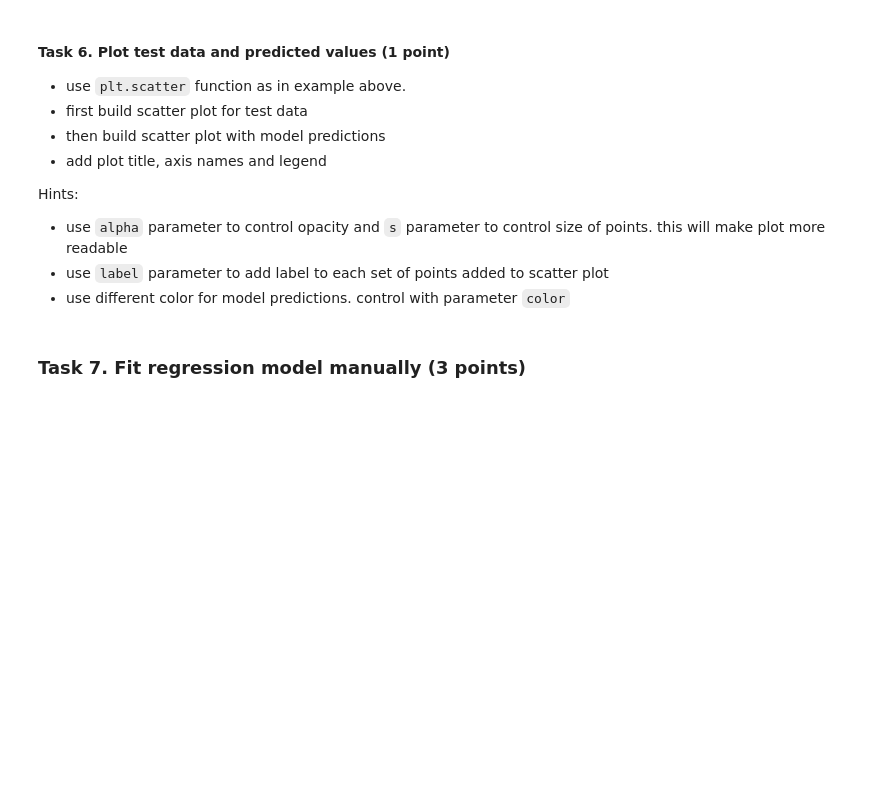
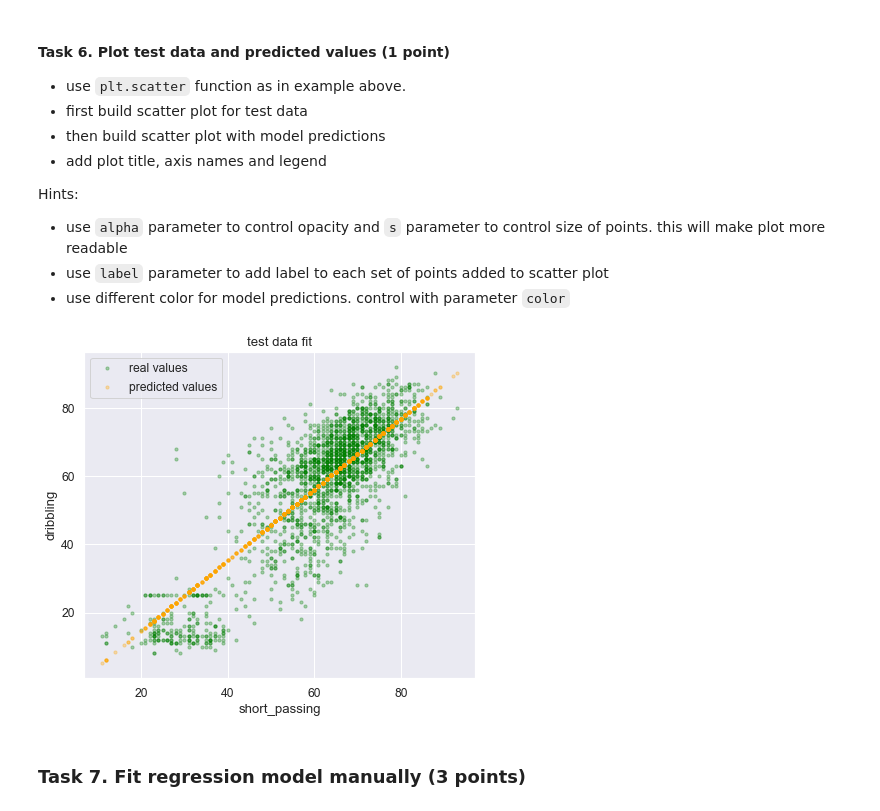
Before and after one commit to albert-bariev/rs-school-ml, a Jupyter notebook: linear_regression.ipynb, the cells around one changed output. Drawn from its saved outputs; the diff is of its cells as text; code cells hidden in the pictures; blank space fills up the shorter version.

```diff
--- a/linear_regression.ipynb
+++ b/linear_regression.ipynb
@@ -636,9 +636,14 @@ Hints:
 * use different color for model predictions. control with parameter `color`
 # %%
 # # your code here
-# plt.scatter(...)
-# plt.scatter(...)
-# plt.legend(...);  # adds legend to a plot
+plt.scatter(x=x_test, y=y_test, alpha=0.3, s=10, label='real values', color='green')
+plt.scatter(x=x_test, y=model_preds, alpha=0.3, s=10, label='predicted values', color='orange')
+plt.xlabel('short_passing')
+plt.ylabel('dribbling')
+plt.title('test data fit')
+plt.legend();  # adds legend to a plot
+# %% [output]
+[figure, added]
 # %% [markdown]
 ### Task 7.  Fit regression model manually (3 points)
 # %% [markdown]
```
Also changed, not shown: parts of 3 cells of this notebook.
